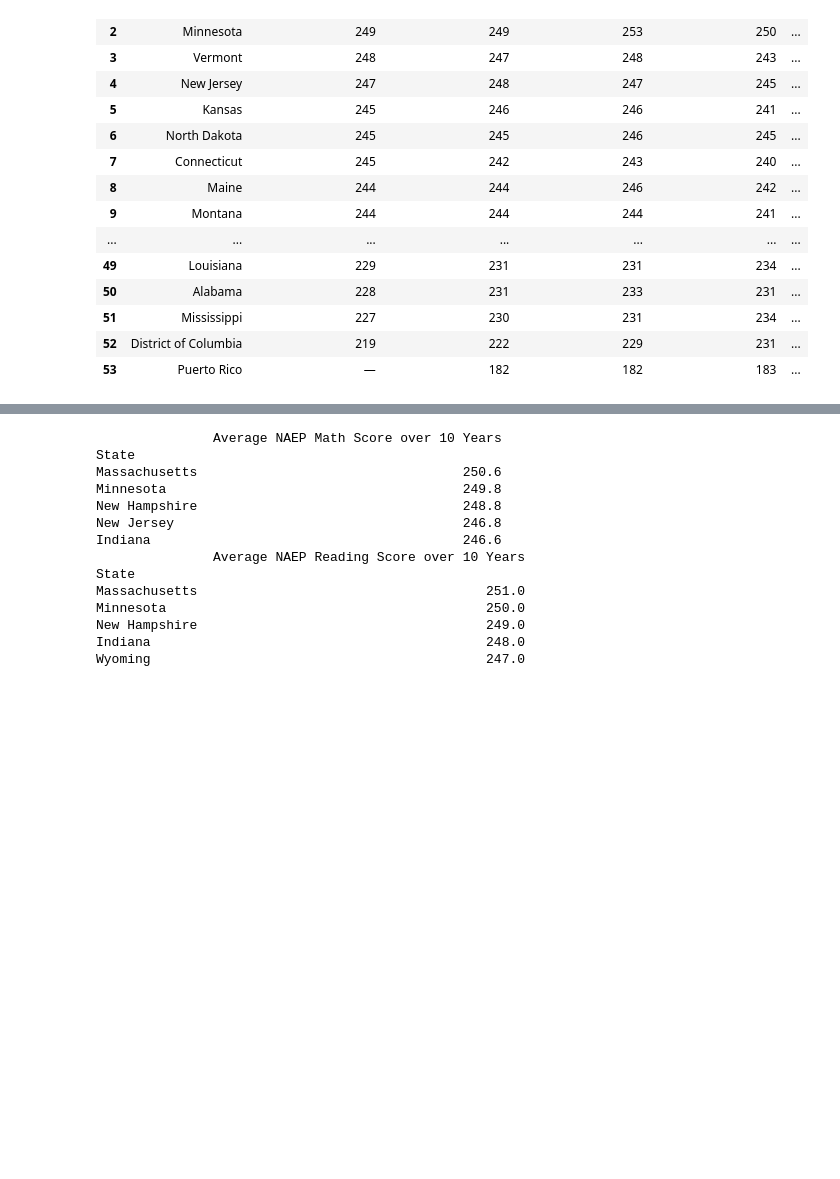
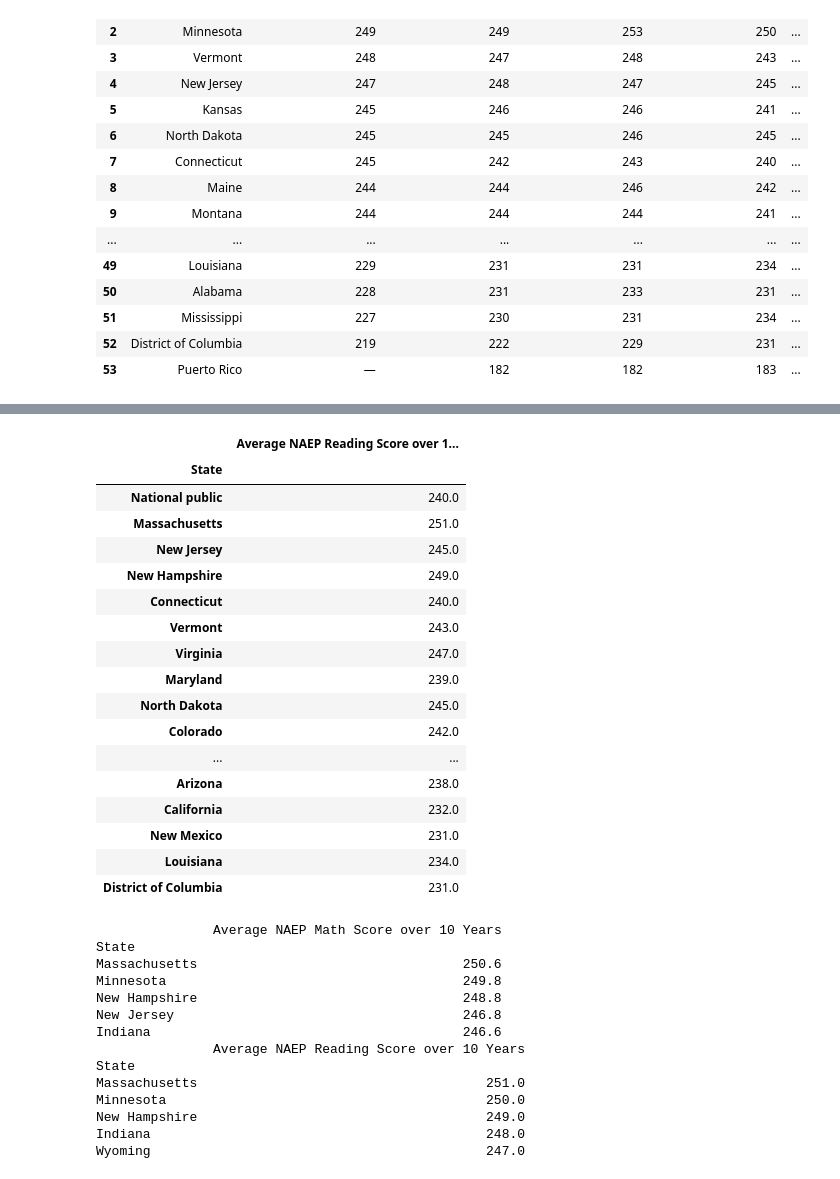
Before and after one commit to josh-acampado/dumbledores_platoon, a Jupyter notebook: National_test_scores.ipynb, the cells around one changed output, grey strips where cells are left out. Saved outputs shown, nothing was run; the diff lists cells and outputs as text; code cells hidden in the pictures; blank space fills up the shorter version.

```diff
--- a/National_test_scores.ipynb
+++ b/National_test_scores.ipynb
@@ -230,3 +253,25 @@ final_reading_df = final_reading_df.reindex([ 'National public','Massachusetts',
+# %%
+#preview final reading
+final_reading_df
+# %% [output]
+|  | Average NAEP Reading Score over 1... |
+| State |  |
+| National public | 240.0 |
+| Massachusetts | 251.0 |
+| New Jersey | 245.0 |
+| New Hampshire | 249.0 |
+| Connecticut | 240.0 |
+| Vermont | 243.0 |
+| Virginia | 247.0 |
+| Maryland | 239.0 |
+| North Dakota | 245.0 |
+| Colorado | 242.0 |
+| ... | ... |
+| Arizona | 238.0 |
+| California | 232.0 |
+| New Mexico | 231.0 |
+| Louisiana | 234.0 |
+| District of Columbia | 231.0 |
 # %%
 #identify the 5 highest average scores
 highest_math_df = final_math_df.sort_values(['Average NAEP Math Score over 10 Years'], ascending=False)
```
Also changed, not shown: parts of 4 cells of this notebook.
